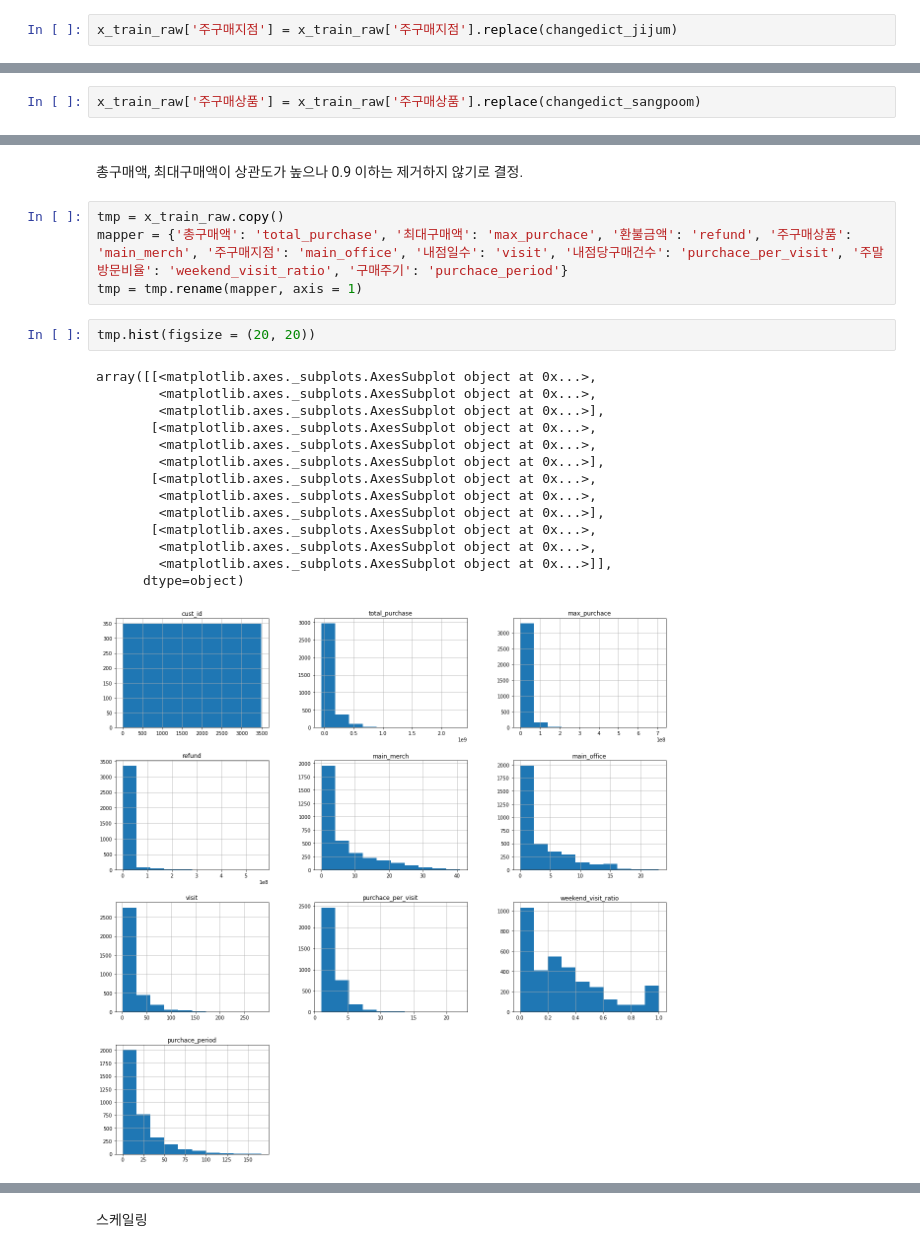
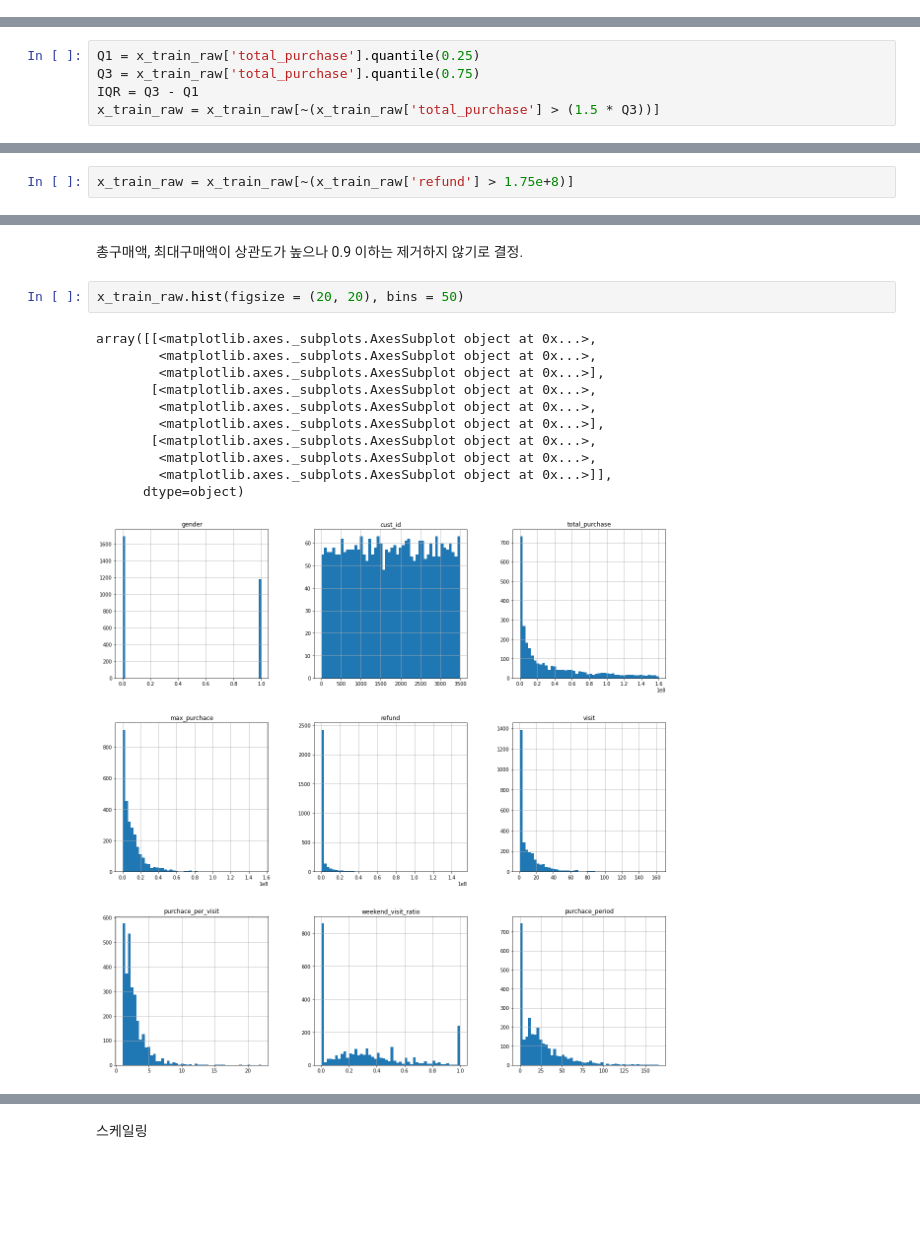
Before and after one commit to kmouleejunhyuk/bigdata_analysist_practical, a Jupyter notebook: type2_analysing_data.ipynb, the cells around one changed output, grey strips where cells are left out. Cells and saved outputs as stored; diff of their text form; blank space fills up the shorter version.

```diff
--- a/type2_analysing_data.ipynb
+++ b/type2_analysing_data.ipynb
@@ -220,2 +184,0 @@ for idx, key in enumerate(x_train_raw['주구매지점'].value_counts().index):
-# %%
-x_train_raw['주구매지점'] = x_train_raw['주구매지점'].replace(changedict_jijum)
@@ -224,2 +184,0 @@ x_test_raw['주구매지점'] = x_test_raw['주구매지점'].replace(changedict
-# %%
-x_train_raw['주구매상품'] = x_train_raw['주구매상품'].replace(changedict_sangpoom)
@@ -227,0 +187,5 @@ x_test_raw['주구매상품'] = x_test_raw['주구매상품'].replace(changedict
+# %%
+Q1 = x_train_raw['total_purchase'].quantile(0.25)
+Q3 = x_train_raw['total_purchase'].quantile(0.75)
+IQR = Q3 - Q1
+x_train_raw = x_train_raw[~(x_train_raw['total_purchase'] > (1.5 * Q3))]
@@ -227,0 +194,2 @@ x_test_raw['주구매상품'] = x_test_raw['주구매상품'].replace(changedict
+# %%
+x_train_raw = x_train_raw[~(x_train_raw['refund'] > 1.75e+8)]
@@ -266,23 +216,16 @@ tmp.corr()
 # %% [markdown]
 총구매액, 최대구매액이 상관도가 높으나 0.9 이하는 제거하지 않기로 결정.
-# %%
-tmp = x_train_raw.copy()
-mapper = {'총구매액': 'total_purchase', '최대구매액': 'max_purchace', '환불금액': 'refund', '주구매상품': 'main_merch', '주구매지점': 'main_office', '내점일수': 'visit', '내점당구매건수': 'purchace_per_visit', '주말방문비율': 'weekend_visit_ratio', '구매주기': 'purchace_period'}
-tmp = tmp.rename(mapper, axis = 1)
 # %%
-tmp.hist(figsize = (20, 20))
+x_train_raw.hist(figsize = (20, 20), bins = 50)
 # %% [output]
 array([[<matplotlib.axes._subplots.AxesSubplot object at 0x...>,
-        <matplotlib.axes._subplots.AxesSubplot object at 0x...>,
-        <matplotlib.axes._subplots.AxesSubplot object at 0x...>],
-       [<matplotlib.axes._subplots.AxesSubplot object at 0x...>,
         <matplotlib.axes._subplots.AxesSubplot object at 0x...>,
         <matplotlib.axes._subplots.AxesSubplot object at 0x...>],
        [<matplotlib.axes._subplots.AxesSubplot object at 0x...>,
         <matplotlib.axes._subplots.AxesSubplot object at 0x...>,
         <matplotlib.axes._subplots.AxesSubplot object at 0x...>],
        [<matplotlib.axes._subplots.AxesSubplot object at 0x...>,
         <matplotlib.axes._subplots.AxesSubplot object at 0x...>,
         <matplotlib.axes._subplots.AxesSubplot object at 0x...>]],
       dtype=object)
-[figure, old version]
+[figure, new version]
```
Also changed, not shown: parts of 69 cells of this notebook.
